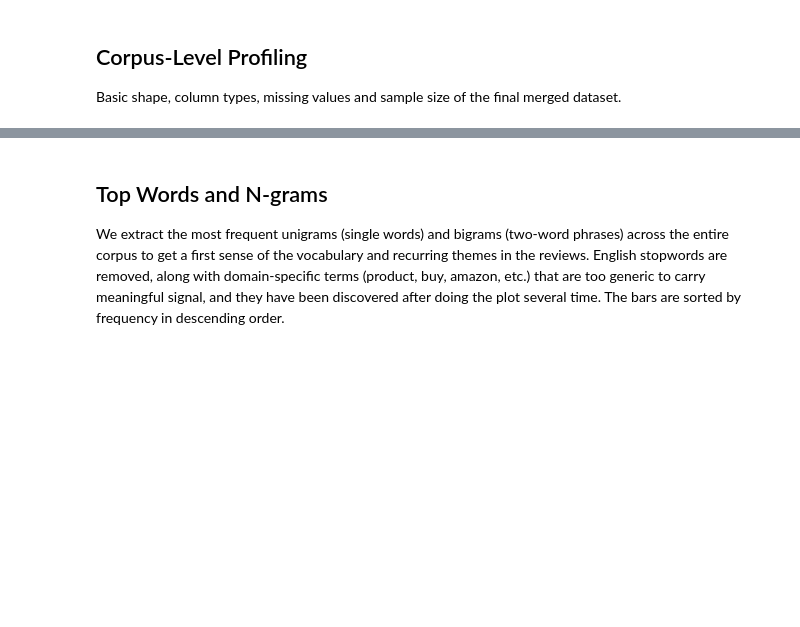
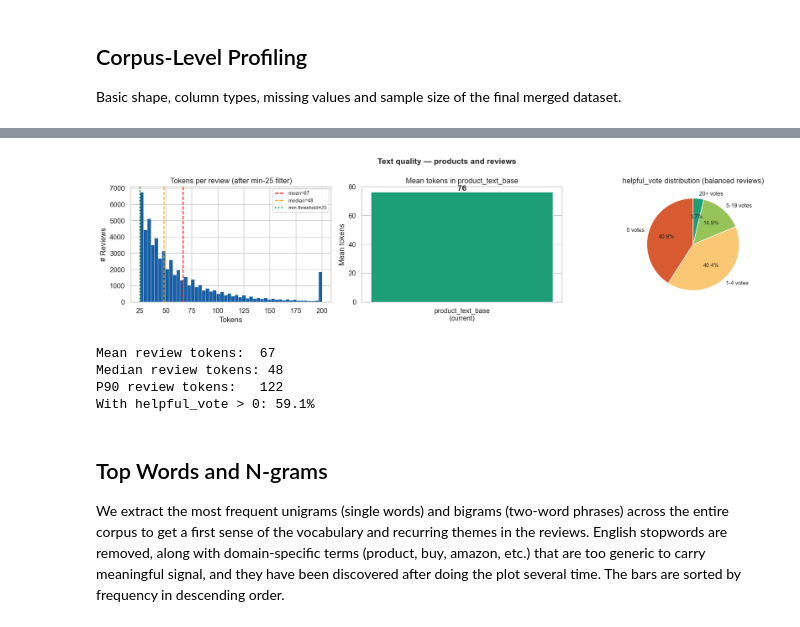
Before and after one commit to FilippoNannucci/DiscoverAI, a Jupyter notebook: 02_EDA.ipynb, the cells around one changed output, grey strips where cells are left out. Cells and saved outputs as stored; diff of their text form; code cells hidden in the pictures; blank space fills up the shorter version.

```diff
--- a/02_EDA.ipynb
+++ b/02_EDA.ipynb
@@ -112,3 +218,55 @@ plt.show()
+# %%
+fig, axes = plt.subplots(1, 3, figsize=(16, 4))
+fig.suptitle("Text quality — products and reviews", fontweight="bold", fontsize=13)
+
+# 1 — Review token distribution (balanced set)
+axes[0].hist(rev["tok_len"].clip(upper=200), bins=50,
+             color="#185FA5", edgecolor="white", linewidth=0.3)
+axes[0].axvline(rev["tok_len"].mean(),   color="red",    ls="--", lw=1.5,
+                label=f"mean={rev['tok_len'].mean():.0f}")
+axes[0].axvline(rev["tok_len"].median(), color="orange", ls="--", lw=1.5,
+                label=f"median={rev['tok_len'].median():.0f}")
+axes[0].axvline(25, color="green", ls=":", lw=2, label="min threshold=25")
+axes[0].set(title="Tokens per review (after min-25 filter)", xlabel="Tokens", ylabel="# Reviews")
+axes[0].legend(fontsize=8)
+
+# 2 — Product text token mean (enrichment progress)
+mean_tok = prod["text_tokens"].mean()
+cat  = ["product_text_base\n(current)"]
+vals = [mean_tok]
+bars3 = axes[1].bar(cat, vals, color=["#1D9E75"], edgecolor="white", width=0.4)
+axes[1].set(title="Mean tokens in product_text_base", ylabel="Mean tokens")
+for bar, v in zip(bars3, vals):
+    axes[1].text(bar.get_x() + bar.get_width() / 2, bar.get_height() + 1,
+                 f"{v:.0f}", ha="center", fontweight="bold", fontsize=13)
+
+# 3 — Helpful vote distribution (pie chart)
+hv = rev["helpful_vote"].fillna(0)
+hv_buckets = ["0 votes", "1-4 votes", "5-19 votes", "20+ votes"]
+hv_counts  = [
+    (hv == 0).sum(),
+    ((hv >= 1) & (hv < 5)).sum(),
+    ((hv >= 5) & (hv < 20)).sum(),
+    (hv >= 20).sum(),
+]
+hv_colors = ["#D85A30", "#FAC775", "#97C459", "#1D9E75"]
+axes[2].pie(hv_counts, labels=hv_buckets, colors=hv_colors,
+            autopct="%1.1f%%", startangle=90, textprops={"fontsize": 9})
+axes[2].set_title("helpful_vote distribution (balanced reviews)")
+
+plt.tight_layout()
+plt.show()
+
+print(f"Mean review tokens:  {rev['tok_len'].mean():.0f}")
+print(f"Median review tokens: {rev['tok_len'].median():.0f}")
+print(f"P90 review tokens:   {rev['tok_len'].quantile(0.9):.0f}")
+print(f"With helpful_vote > 0: {(hv > 0).mean():.1%}")
+# %% [output]
+[figure, added]
+Mean review tokens:  67
+Median review tokens: 48
+P90 review tokens:   122
+With helpful_vote > 0: 59.1%
 # %% [markdown]
 ## Top Words and N-grams
 
```
Also changed, not shown: parts of 18 cells of this notebook, 1 other file.
